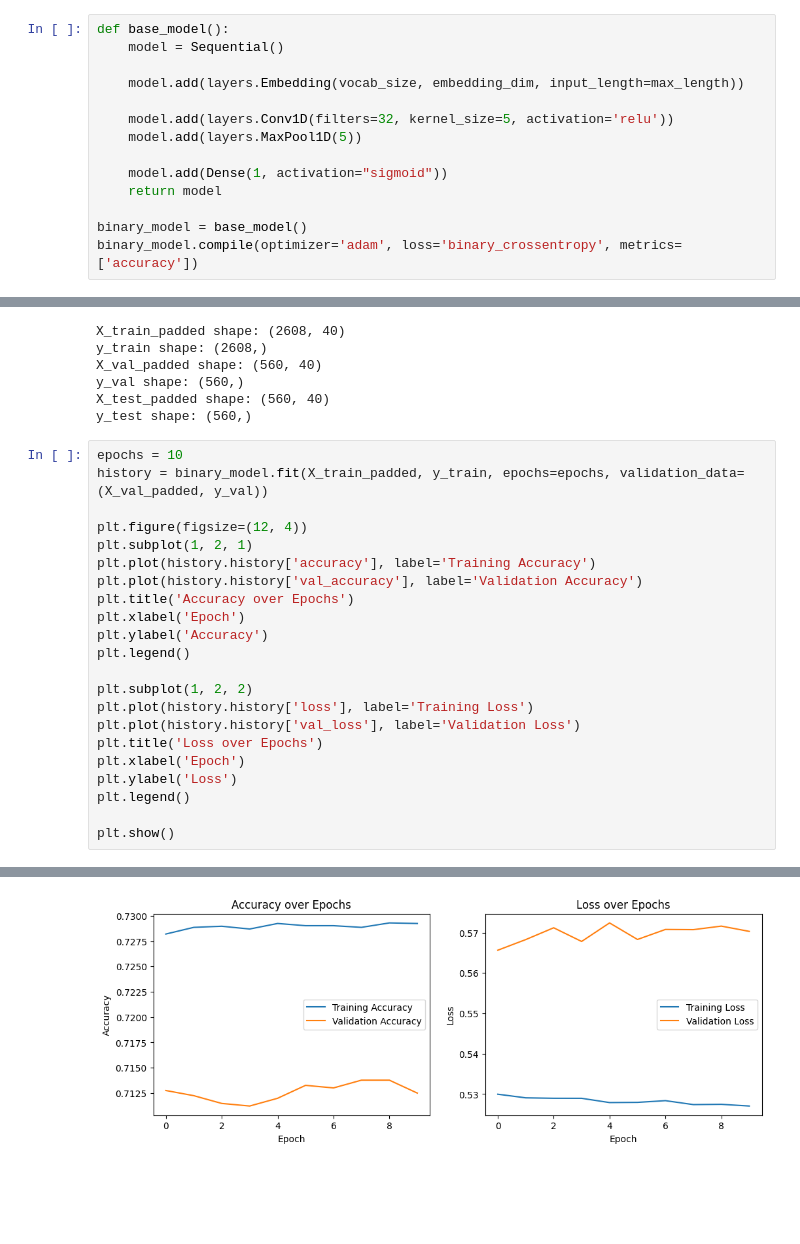
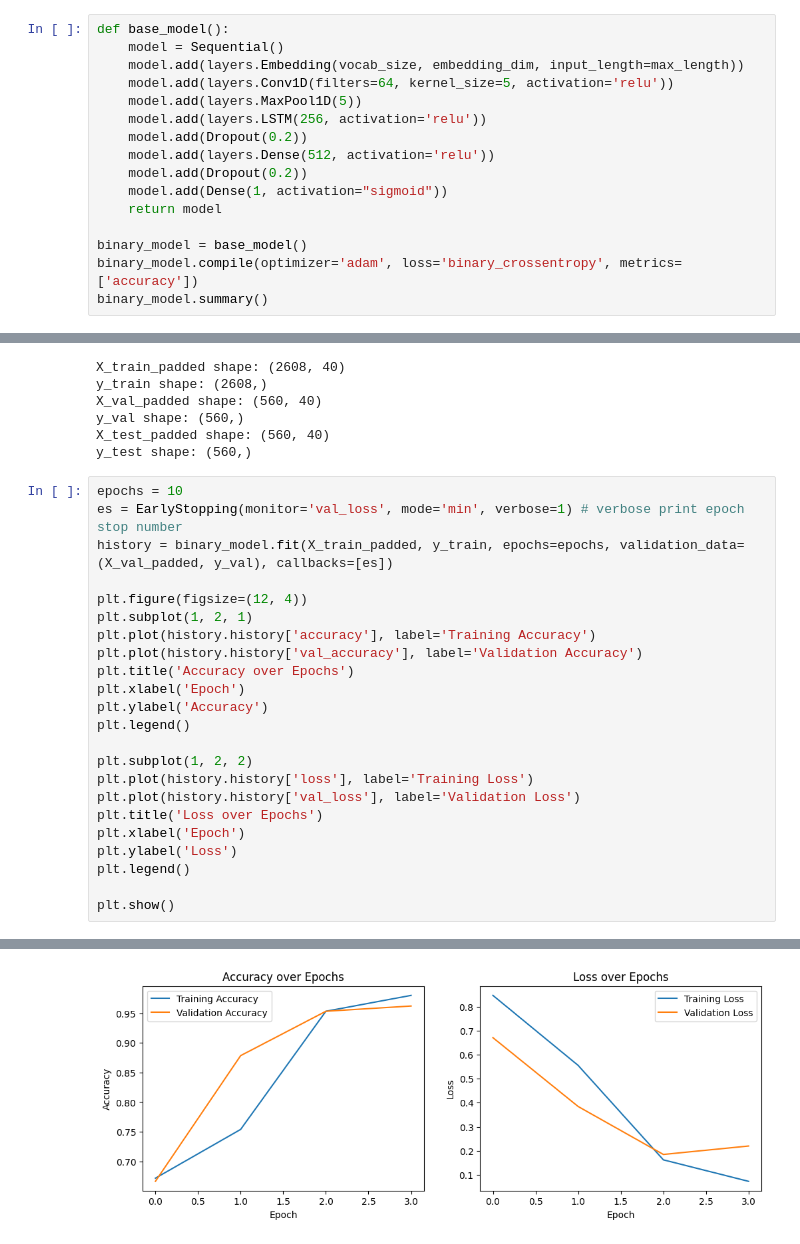
Before and after one commit to Danneftw1/Deep-Learning, a Jupyter notebook: Projekt/projekt.ipynb, the cells around one changed output, grey strips where cells are left out. Saved outputs shown, nothing was run; the diff lists cells and outputs as text; blank space fills up the shorter version.

Commit message:
continued with first model, almost with it. will start on second model soon

```diff
--- a/Projekt/projekt.ipynb
+++ b/Projekt/projekt.ipynb
@@ -516,14 +632,16 @@ X_test_padded = pad_sequences(
 # %%
 def base_model():
     model = Sequential()
-
     model.add(layers.Embedding(vocab_size, embedding_dim, input_length=max_length))
-
-    model.add(layers.Conv1D(filters=32, kernel_size=5, activation='relu'))
+    model.add(layers.Conv1D(filters=64, kernel_size=5, activation='relu'))
     model.add(layers.MaxPool1D(5))
-
+    model.add(layers.LSTM(256, activation='relu'))
+    model.add(Dropout(0.2))
+    model.add(layers.Dense(512, activation='relu'))
+    model.add(Dropout(0.2))
     model.add(Dense(1, activation="sigmoid"))
     return model
 
 binary_model = base_model()
 binary_model.compile(optimizer='adam', loss='binary_crossentropy', metrics=['accuracy'])
+binary_model.summary()
@@ -543,7 +679,8 @@ X_test_padded shape: (560, 40)
 y_test shape: (560,)
 # %%
 epochs = 10
-history = binary_model.fit(X_train_padded, y_train, epochs=epochs, validation_data=(X_val_padded, y_val))
+es = EarlyStopping(monitor='val_loss', mode='min', verbose=1) # verbose print epoch stop number
+history = binary_model.fit(X_train_padded, y_train, epochs=epochs, validation_data=(X_val_padded, y_val), callbacks=[es])
 
 plt.figure(figsize=(12, 4))
 plt.subplot(1, 2, 1)
@@ -587 +713 @@ Epoch 10/10
-[figure, old version]
+[figure, new version]
```
Also changed, not shown: parts of 7 cells of this notebook, 1 other file.
